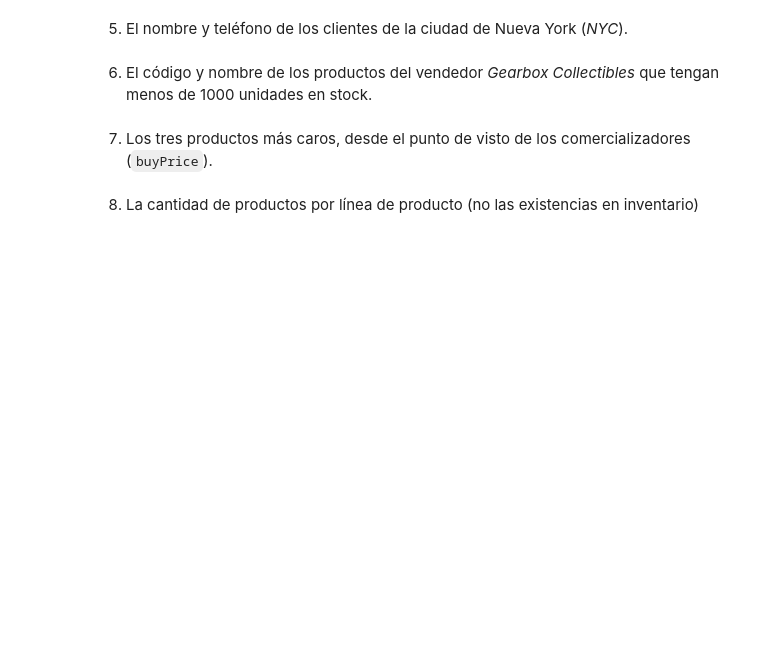
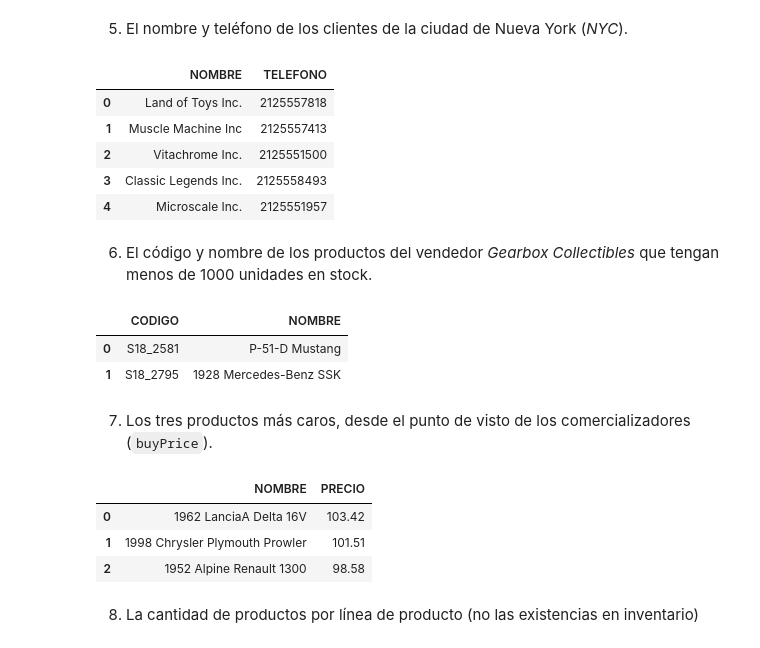
Before and after one commit to sebas-serrano/AnaliticaeIA, a Jupyter notebook: modulo2/reto/RetoSQL.ipynb, the cells around one changed output. Cells and saved outputs as stored; diff of their text form; code cells hidden in the pictures; blank space fills up the shorter version.

```diff
--- a/modulo2/reto/RetoSQL.ipynb
+++ b/modulo2/reto/RetoSQL.ipynb
@@ -60,8 +106,36 @@ Escribe las consultas en SQL para obtener:
 # %% [markdown]
 5.	El nombre y teléfono de los clientes de la ciudad de Nueva York (*NYC*).
+# %%
+query5 = sqla.text('SELECT customerName as NOMBRE, phone as TELEFONO FROM customers WHERE city = "NYC"')
+query_result5 = pd.read_sql_query(query5, conn)
+query_result5
+# %% [output]
+|  | NOMBRE | TELEFONO |
+| 0 | Land of Toys Inc. | 2125557818 |
+| 1 | Muscle Machine Inc | 2125557413 |
+| 2 | Vitachrome Inc. | 2125551500 |
+| 3 | Classic Legends Inc. | 2125558493 |
+| 4 | Microscale Inc. | 2125551957 |
 # %% [markdown]
 6.	El código y nombre de los productos del vendedor *Gearbox Collectibles* que tengan menos de 1000 unidades en stock.
+# %%
+query6 = sqla.text('SELECT productCode as CODIGO, productName as NOMBRE FROM products WHERE productVendor = "Gearbox Collectibles" AND quantityInStock < 1000')
+query_result6 = pd.read_sql_query(query6, conn)
+query_result6
+# %% [output]
+|  | CODIGO | NOMBRE |
+| 0 | S18_2581 | P-51-D Mustang |
+| 1 | S18_2795 | 1928 Mercedes-Benz SSK |
 # %% [markdown]
 7.	Los tres productos más caros, desde el punto de visto de los comercializadores (`buyPrice`).
+# %%
+query7 = sqla.text('SELECT productName as NOMBRE, buyPrice as PRECIO FROM products ORDER BY buyPrice DESC LIMIT 3')
+query_result7 = pd.read_sql_query(query7, conn)
+query_result7
+# %% [output]
+|  | NOMBRE | PRECIO |
+| 0 | 1962 LanciaA Delta 16V | 103.42 |
+| 1 | 1998 Chrysler Plymouth Prowler | 101.51 |
+| 2 | 1952 Alpine Renault 1300 | 98.58 |
 # %% [markdown]
 8.	La cantidad de productos por línea de producto (no las existencias en inventario)
```
Also changed, not shown: parts of 8 cells of this notebook.
